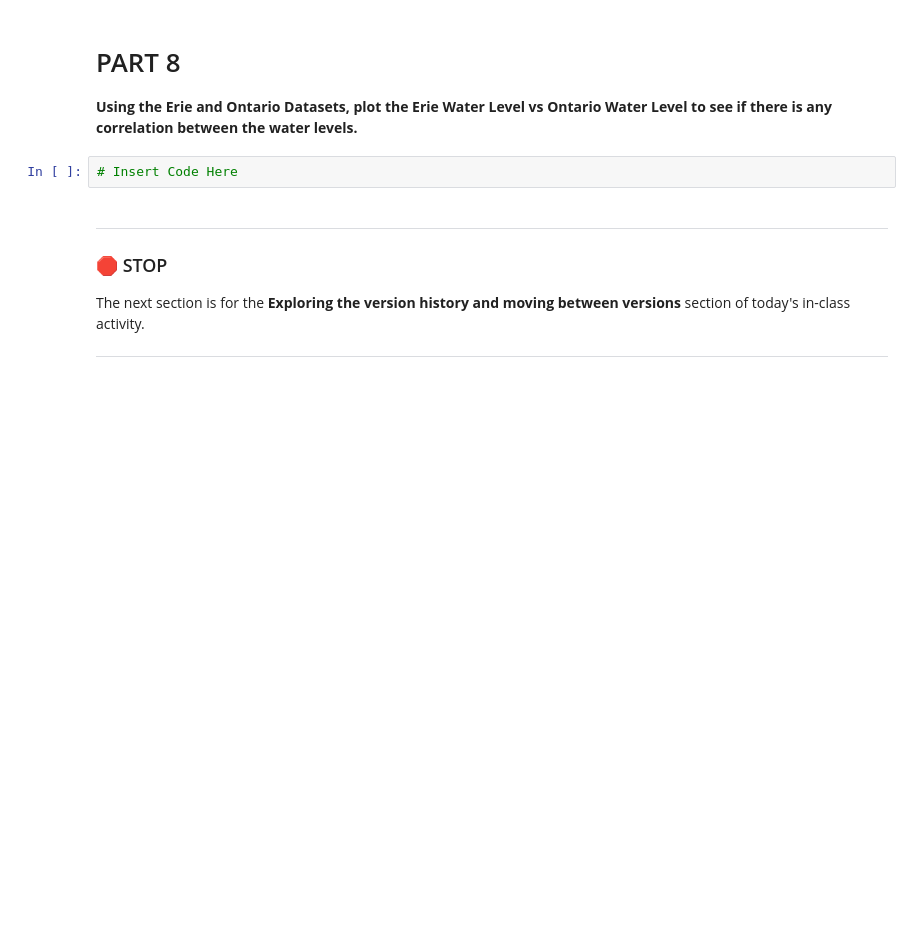
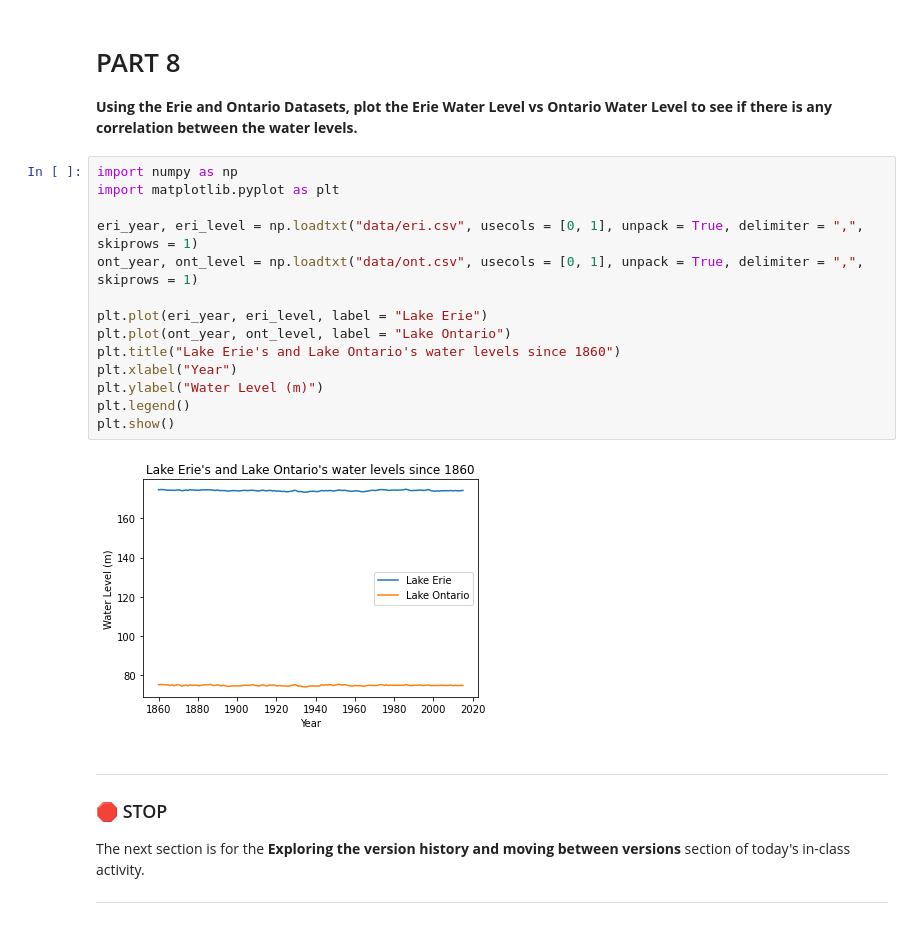
Before and after one commit to cfairbourn/CMSE202_Git_Started, a Jupyter notebook: Great_Lakes_and_Grand_River.ipynb, the cells around one changed output. Saved outputs shown, nothing was run; the diff lists cells and outputs as text; blank space fills up the shorter version.

```diff
--- a/Great_Lakes_and_Grand_River.ipynb
+++ b/Great_Lakes_and_Grand_River.ipynb
@@ -81,8 +95,22 @@ plt.show()
 # PART 8
 
 **Using the Erie and Ontario Datasets, plot the Erie Water Level vs Ontario Water Level to see if there is any correlation between the water levels.**
-# %%
-# Insert Code Here
+# %%
+import numpy as np
+import matplotlib.pyplot as plt
+
+eri_year, eri_level = np.loadtxt("data/eri.csv", usecols = [0, 1], unpack = True, delimiter = ",", skiprows = 1)
+ont_year, ont_level = np.loadtxt("data/ont.csv", usecols = [0, 1], unpack = True, delimiter = ",", skiprows = 1)
+
+plt.plot(eri_year, eri_level, label = "Lake Erie")
+plt.plot(ont_year, ont_level, label = "Lake Ontario")
+plt.title("Lake Erie's and Lake Ontario's water levels since 1860")
+plt.xlabel("Year")
+plt.ylabel("Water Level (m)")
+plt.legend()
+plt.show()
+# %% [output]
+[figure, added]
 # %% [markdown]
 ---
 ### &#128721; STOP
```
Also changed, not shown: parts of 2 cells of this notebook.
